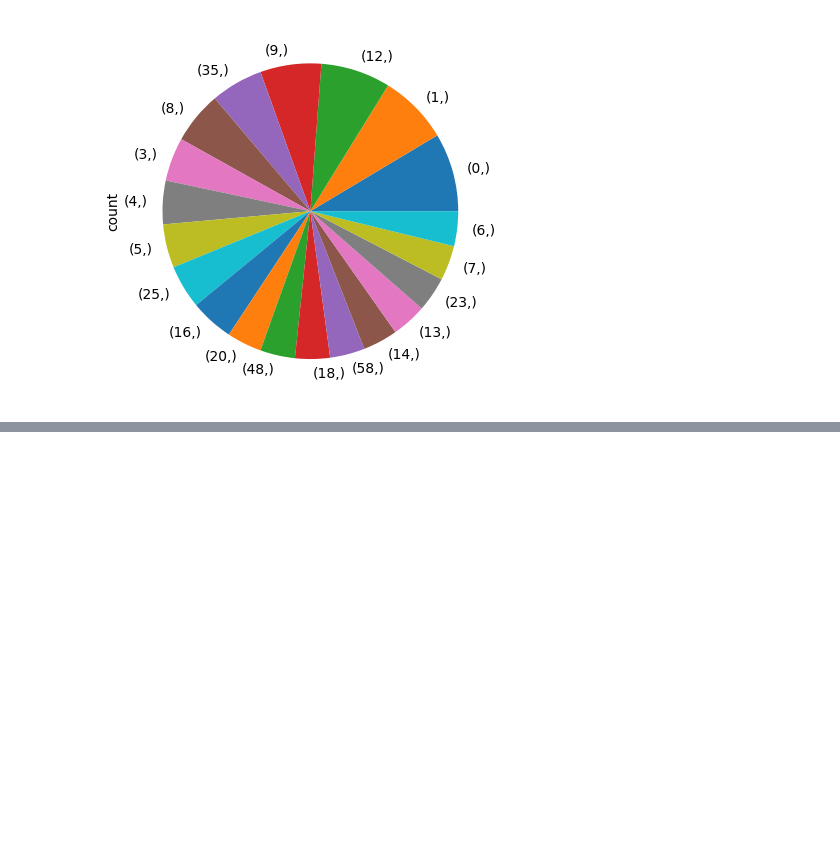
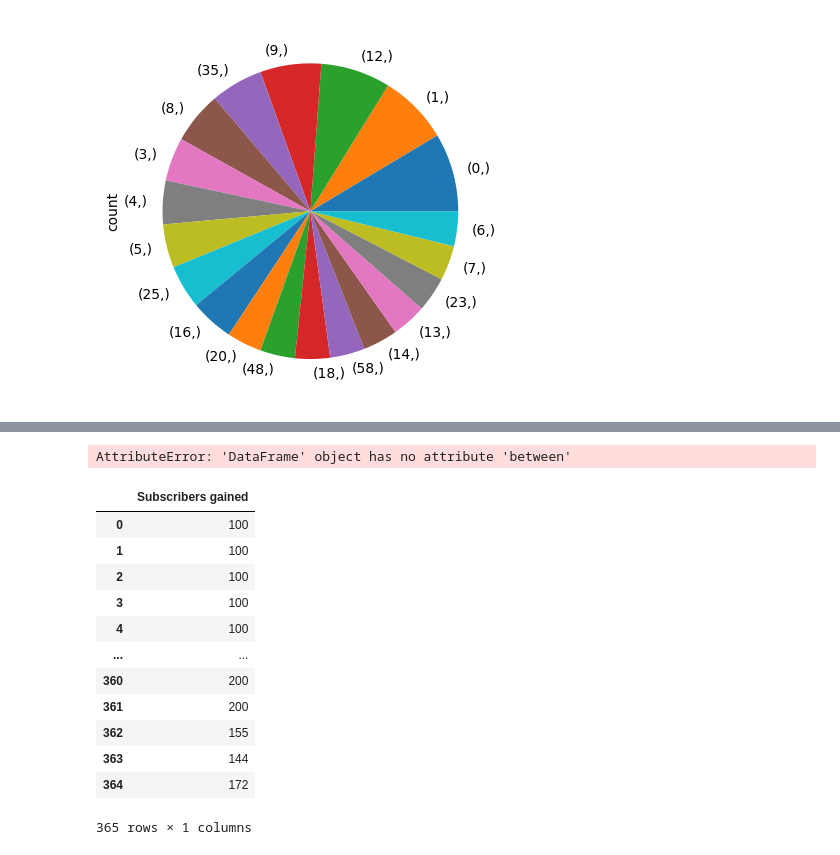
Before and after one commit to HarshitKishore89/pandas-series, a Jupyter notebook: pandas(series)-git.ipynb, the cells around one changed output, grey strips where cells are left out. Cells and saved outputs as stored; diff of their text form; code cells hidden in the pictures; blank space fills up the shorter version.

```diff
--- a/pandas(series)-git.ipynb
+++ b/pandas(series)-git.ipynb
@@ -503,0 +516,22 @@ kholi.value_counts().head(20).plot(kind='pie')
+# %%
+#between
+kholi[kholi.between(2,40)].size
+# %% [output]
+AttributeError: 'DataFrame' object has no attribute 'between'
+# %%
+#clip
+subs.clip(100,200)
+# %% [output]
+|  | Subscribers gained |
+| 0 | 100 |
+| 1 | 100 |
+| 2 | 100 |
+| 3 | 100 |
+| 4 | 100 |
+| ... | ... |
+| 360 | 200 |
+| 361 | 200 |
+| 362 | 155 |
+| 363 | 144 |
+| 364 | 172 |
+365 rows × 1 columns
```
Also changed, not shown: parts of 20 cells of this notebook.
